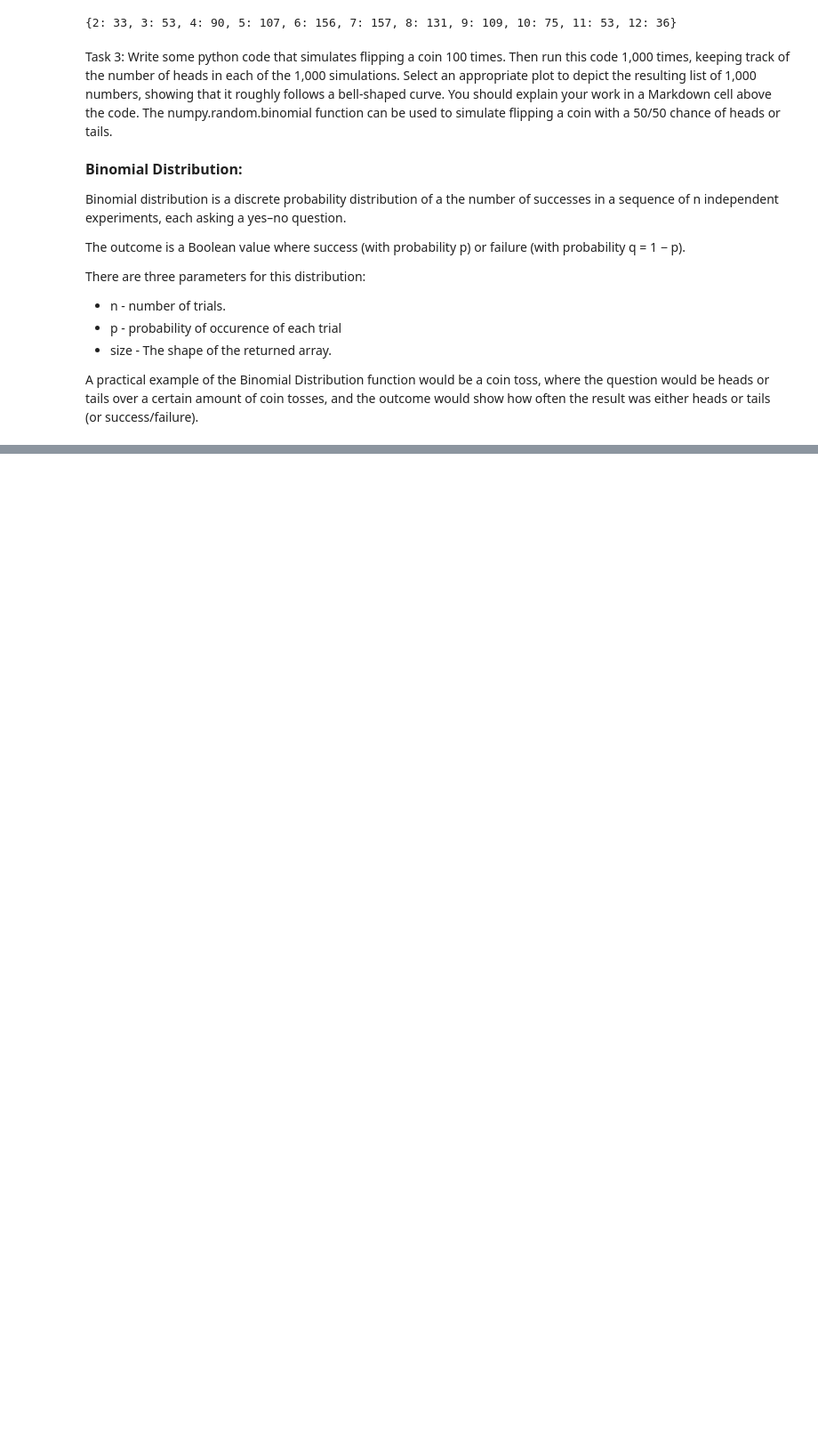
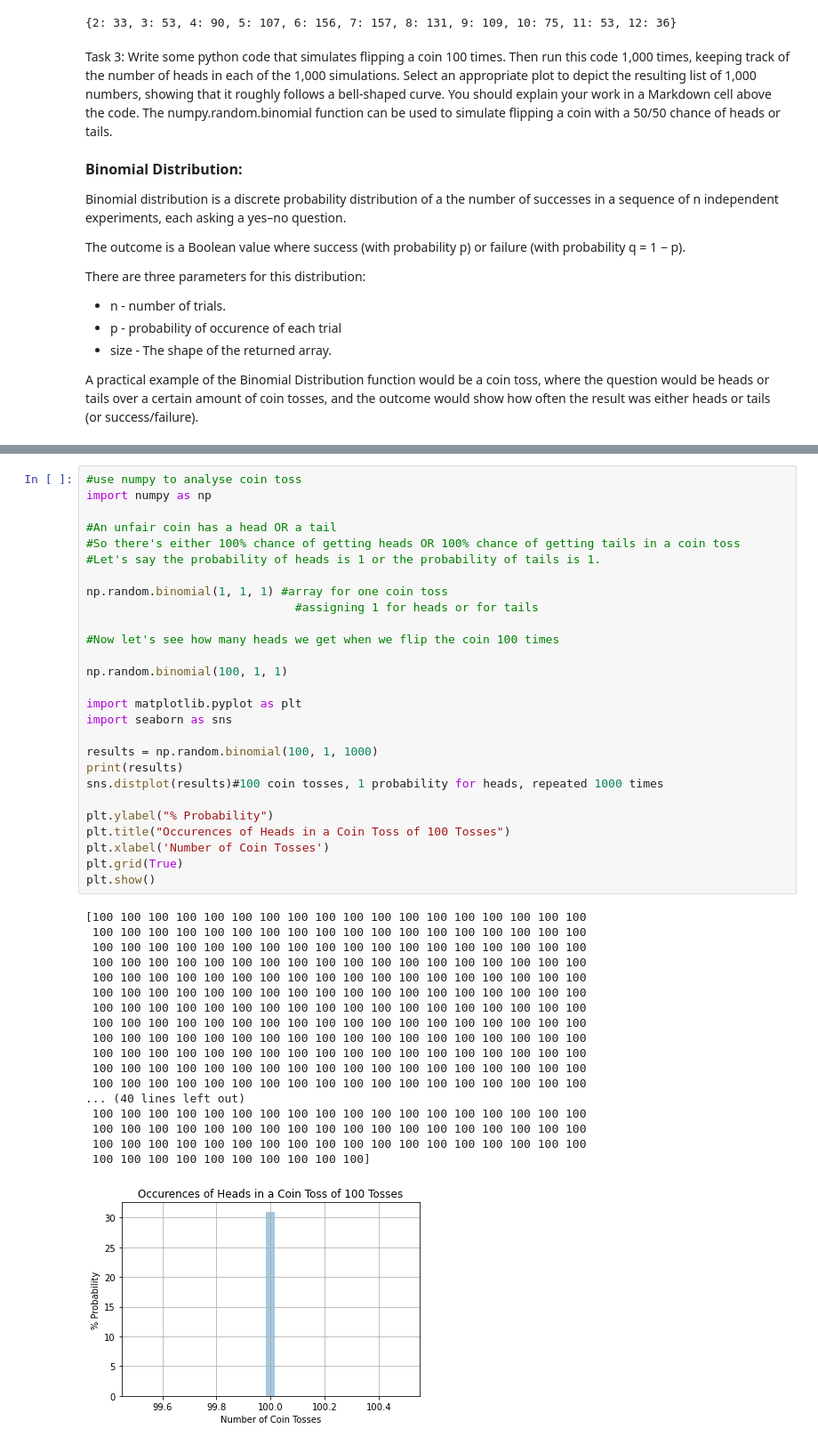
Before and after one commit to KeelyC0d3s/FundieDataAnalysisHW, a Jupyter notebook: FundieDataAnalysisHW.ipynb, the cells around one changed output, grey strips where cells are left out. Shown at 89% size. Saved outputs shown, nothing was run; the diff lists cells and outputs as text; blank space fills up the shorter version.

```diff
--- a/FundieDataAnalysisHW.ipynb
+++ b/FundieDataAnalysisHW.ipynb
@@ -175,0 +192,46 @@ plt.show()
+# %%
+#use numpy to analyse coin toss
+import numpy as np
+
+#An unfair coin has a head OR a tail
+#So there's either 100% chance of getting heads OR 100% chance of getting tails in a coin toss
+#Let's say the probability of heads is 1 or the probability of tails is 1.
+
+np.random.binomial(1, 1, 1) #array for one coin toss
+                              #assigning 1 for heads or for tails
+
+#Now let's see how many heads we get when we flip the coin 100 times
+
+np.random.binomial(100, 1, 1)
+
+import matplotlib.pyplot as plt
+import seaborn as sns
+
+results = np.random.binomial(100, 1, 1000)
+print(results)
+sns.distplot(results)#100 coin tosses, 1 probability for heads, repeated 1000 times
+
+plt.ylabel("% Probability")
+plt.title("Occurences of Heads in a Coin Toss of 100 Tosses")
+plt.xlabel('Number of Coin Tosses')
+plt.grid(True)
+plt.show()
+# %% [output]
+[100 100 100 100 100 100 100 100 100 100 100 100 100 100 100 100 100 100
+ 100 100 100 100 100 100 100 100 100 100 100 100 100 100 100 100 100 100
+ 100 100 100 100 100 100 100 100 100 100 100 100 100 100 100 100 100 100
+ 100 100 100 100 100 100 100 100 100 100 100 100 100 100 100 100 100 100
+ 100 100 100 100 100 100 100 100 100 100 100 100 100 100 100 100 100 100
+ 100 100 100 100 100 100 100 100 100 100 100 100 100 100 100 100 100 100
+ 100 100 100 100 100 100 100 100 100 100 100 100 100 100 100 100 100 100
+ 100 100 100 100 100 100 100 100 100 100 100 100 100 100 100 100 100 100
+ 100 100 100 100 100 100 100 100 100 100 100 100 100 100 100 100 100 100
+ 100 100 100 100 100 100 100 100 100 100 100 100 100 100 100 100 100 100
+ 100 100 100 100 100 100 100 100 100 100 100 100 100 100 100 100 100 100
+ 100 100 100 100 100 100 100 100 100 100 100 100 100 100 100 100 100 100
+... (40 lines left out)
+ 100 100 100 100 100 100 100 100 100 100 100 100 100 100 100 100 100 100
+ 100 100 100 100 100 100 100 100 100 100 100 100 100 100 100 100 100 100
+ 100 100 100 100 100 100 100 100 100 100 100 100 100 100 100 100 100 100
+ 100 100 100 100 100 100 100 100 100 100]
+[figure, added]
```
Also changed, not shown: parts of 2 cells of this notebook.
